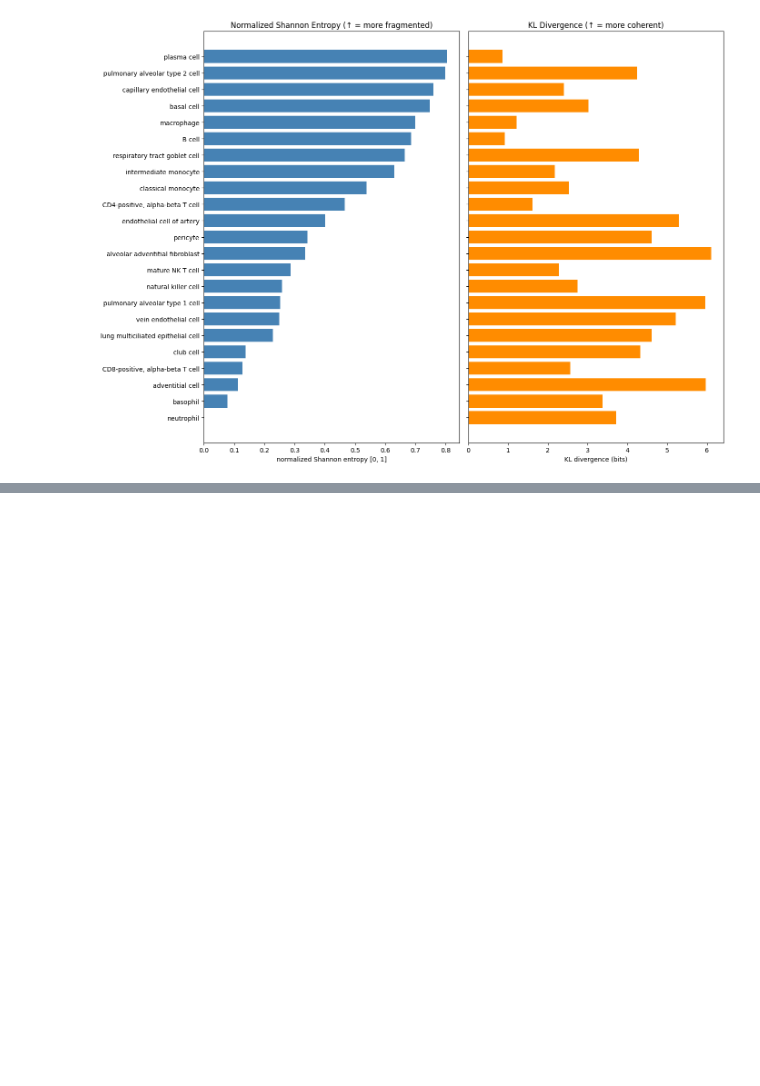
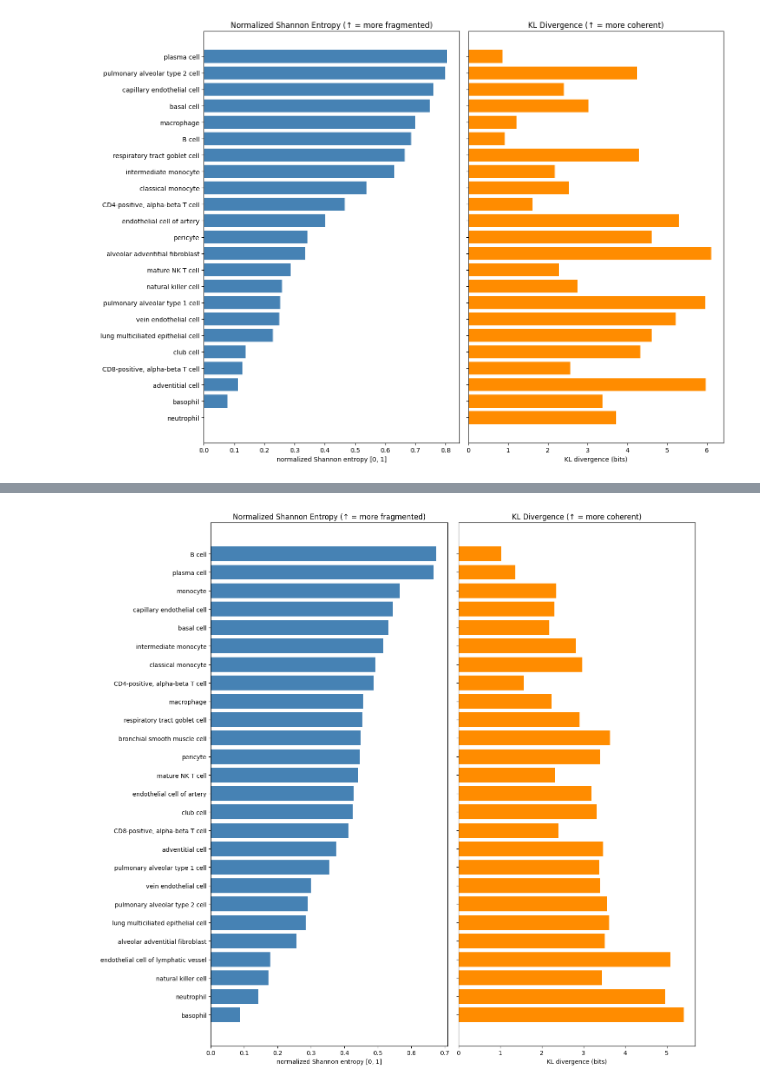
Before and after one commit to otodreas/scBaseCount_Pipeline, a Jupyter notebook: notebooks/dataset-state-matrix.ipynb, the cells around one changed output, grey strips where cells are left out. Cells and saved outputs as stored; diff of their text form; code cells hidden in the pictures; blank space fills up the shorter version.

```diff
--- a/notebooks/dataset-state-matrix.ipynb
+++ b/notebooks/dataset-state-matrix.ipynb
@@ -205,0 +210,7 @@ Cross-dataset summary (mean per cell type)
+# %%
+summary_csv = Path("../output/annotation_pipeline/20260509_214237/cell_type_summary.csv")
+df = pd.read_csv(summary_csv).dropna(subset=["cell_type"]).set_index("cell_type")
+cutoff = 10 # df["n_datasets"].describe()["25%"]
+print(f"Filtered cell types appearing in fewer than {cutoff} datasets: {df[df["n_datasets"] < cutoff].index.tolist()}")
+df = df[df["n_datasets"] >= cutoff]
+df.sort_values("kl_divergence_mean", ascending=False)
@@ -205,0 +237,50 @@ Cross-dataset summary (mean per cell type)
+# %%
+def save_metric_plot(
+    summary_df: pd.DataFrame,
+    output_path: Path | None = None,
+    sort_by: str = "normalized_shannon_entropy_mean",
+    dpi: int = 150,
+) -> plt.Figure:
+    """Save a two-panel horizontal bar chart of NSE and KLD means per cell type.
+
+    The left panel shows normalized Shannon entropy (higher = more fragmented).
+    The right panel shows mean KL divergence (higher = more coherent / distinct
+    from the global cluster background). Cell types are sorted by sort_by ascending
+    so the most fragmented cell type appears at the top.
+
+    Args:
+        summary_df: DataFrame produced by build_metric_dataframes, indexed by cell
+            type, with columns normalized_shannon_entropy_mean and kl_divergence_mean.
+        output_path: Destination path for the PNG file.
+        sort_by: Column in summary_df used to sort cell types (default:
+            normalized_shannon_entropy_mean).
+        dpi: Resolution of the saved image (default: 150).
+    """
+    sorted_df = summary_df.sort_values(sort_by)
+    labels = sorted_df.index.tolist()
+    y = np.arange(len(labels))
+
+    fig, (ax1, ax2) = plt.subplots(1, 2, figsize=(14, max(6, len(labels) * 0.5)))
+
+    ax1.barh(y, sorted_df["normalized_shannon_entropy_mean"], color="steelblue")
+    ax1.set_yticks(y)
+    ax1.set_yticklabels(labels)
+    ax1.set_xlabel("normalized Shannon entropy [0, 1]")
+    ax1.set_title("Normalized Shannon Entropy (↑ = more fragmented)")
+
+    ax2.barh(y, sorted_df["kl_divergence_mean"], color="darkorange")
+    ax2.set_yticks(y)
+    ax2.set_yticklabels([])
+    ax2.set_xlabel("KL divergence (bits)")
+    ax2.set_title("KL Divergence (↑ = more coherent)")
+
+    plt.tight_layout()
+    if output_path:
+        output_path.mkdir(parents=True, exist_ok=True)
+        fig.savefig(output_path, dpi=dpi)
+    plt.show()
+
+
+save_metric_plot(df)
+# %% [output]
+[figure, added]
```
Also changed, not shown: parts of 4 cells of this notebook, 1 other file.
